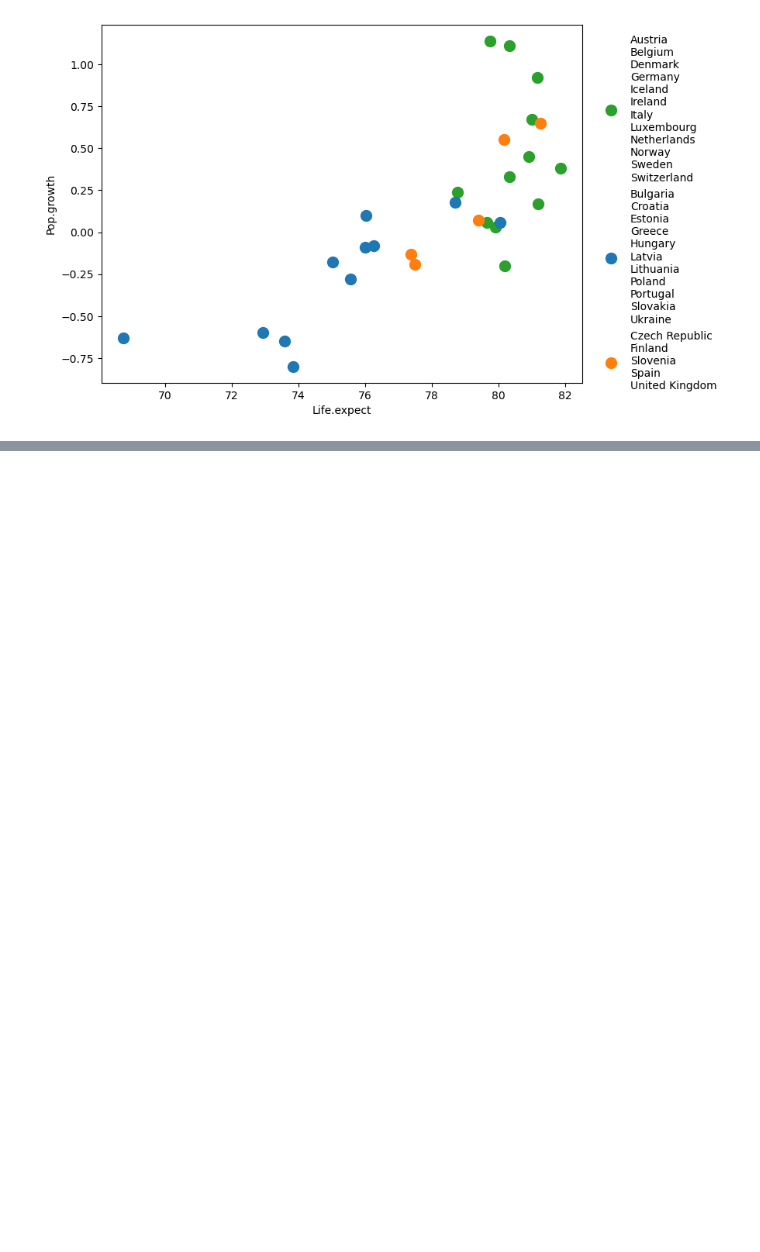
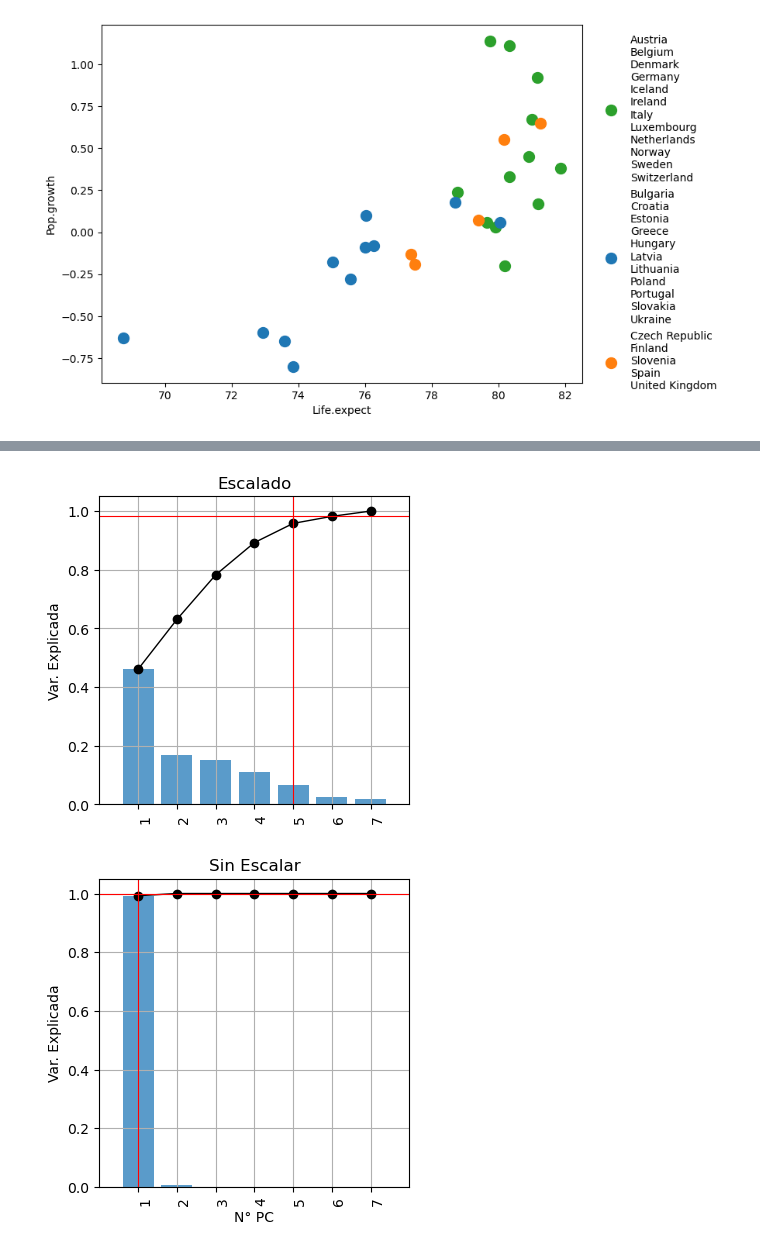
Before and after one commit to ArianSAGGESE7/sia-tp4, a Jupyter notebook: notebooks/TareaPCA.ipynb, the cells around one changed output, grey strips where cells are left out. Saved outputs shown, nothing was run; the diff lists cells and outputs as text; code cells hidden in the pictures; blank space fills up the shorter version.

```diff
--- a/notebooks/TareaPCA.ipynb
+++ b/notebooks/TareaPCA.ipynb
@@ -170,0 +179,5 @@ plt.show()
+# %%
+from pca import pca
+data = pd.read_csv("../data/europe.csv")
+data = data.set_index("Country")
+data.head()
@@ -170,0 +196,6 @@ plt.show()
+# %%
+model_scaled   = pca(normalize=True)
+model_unscaled = pca(normalize=False)
+
+results_scaled   =   model_scaled.fit_transform(data.values, col_labels=data.columns, row_labels=data.index);
+results_unscaled = model_unscaled.fit_transform(data.values, col_labels=data.columns, row_labels=data.index);
@@ -170,0 +234,15 @@ plt.show()
+# %%
+fig, ax = model_scaled.plot(figsize=(4,4))
+ax.set_title("Escalado")
+ax.set_xlabel("")
+ax.set_ylabel("Var. Explicada")
+
+fig, ax = model_unscaled.plot(figsize=(4,4))
+ax.set_title("Sin Escalar")
+ax.set_xlabel("N° PC")
+ax.set_ylabel("Var. Explicada")
+
+plt.show()
+# %% [output]
+[figure, added]
+[figure, added]
```
Also changed, not shown: parts of 16 cells of this notebook.
